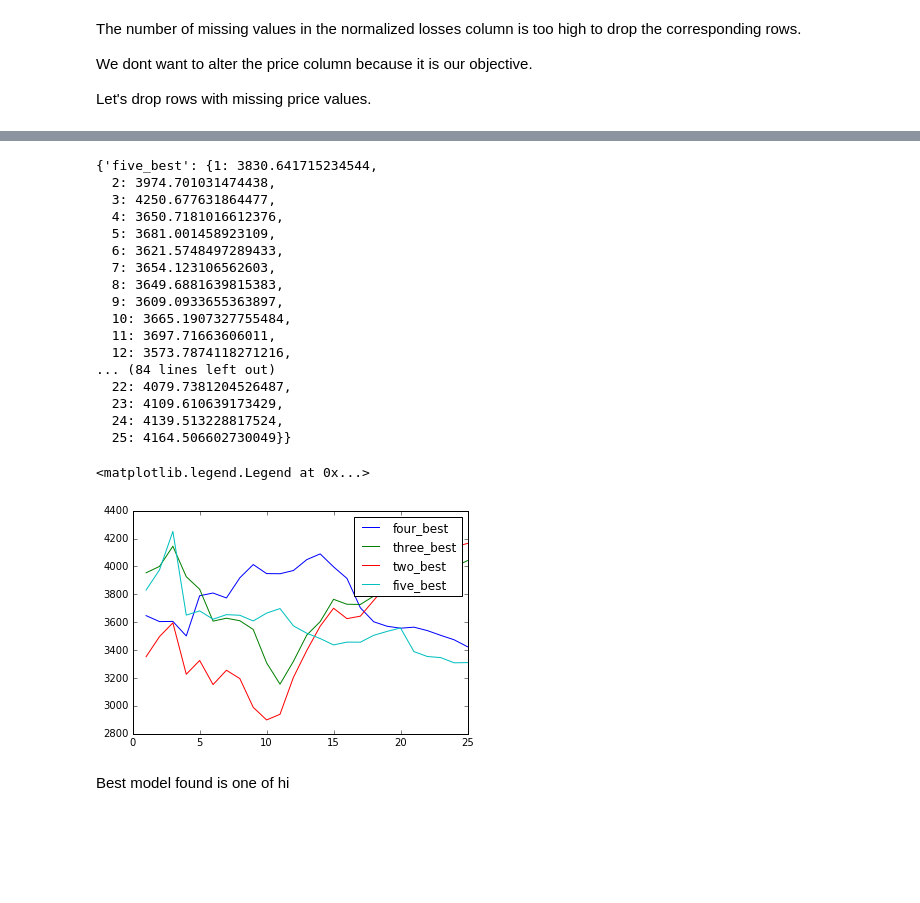
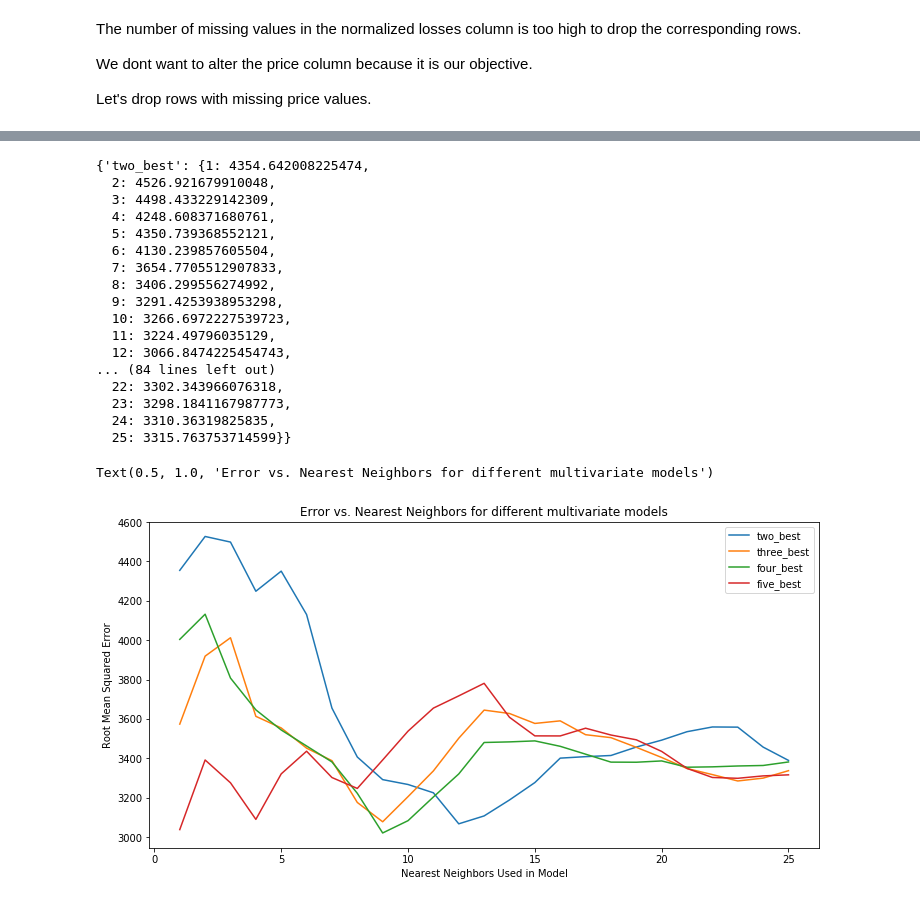
Before and after one commit to ljdcvda/Data-Science-Projects, a Jupyter notebook: car_prices/car_prices.ipynb, the cells around one changed output, grey strips where cells are left out. Drawn from its saved outputs; the diff is of its cells as text; code cells hidden in the pictures; blank space fills up the shorter version.

```diff
--- a/car_prices/car_prices.ipynb
+++ b/car_prices/car_prices.ipynb
@@ -29,6 +38,6 @@ col_names = ['symboling',
              'city_mpg',
              'highway_mpg',
              'price']
-cars = pd.read_table('imports-85.data', sep=',', header=None, names=col_names)
-print(cars.head())
+cars = pd.read_csv('imports-85.data', sep=',', header=None, names=col_names)
+cars.head()
 # %% [output]
@@ -78,4 +74,0 @@ Some columns can be removed since they are entirely non numeric and cannot be co
-# %%
-cols = ['normalized_losses', 'num_doors', 'num_cylinders', 'wheel_base', 'length', 'width', 'height', 'curb_weight', 'bore', 'stroke', 'compression_ratio', 'horsepower', 'peak_rpm', 'city_mpg', 'highway_mpg', 'price']
-cars = cars[cols]
-print(cars.info())
@@ -99,0 +80,11 @@ None
+# %%
+to_drop = ['drive_wheels',
+ 'engine_location',
+ 'engine_type',
+ 'make',
+ 'fuel_system',
+ 'aspiration',
+ 'body_style',
+ 'fuel_type',
+ 'symboling']
+cars = cars.drop(to_drop, axis=1)
@@ -429,10 +401,10 @@ def knn_train_test_multi(training_cols, target_col, df, k):
     prediction = knn.predict(testing_data[training_cols])
     return mean_squared_error(prediction, testing_data[target_col])**0.5
 
-best_models = {'two_best' : ['highway_mpg', 'horsepower'],
-               'three_best' : ['highway_mpg', 'horsepower', 'city_mpg'],
-              'four_best' : ['highway_mpg', 'horsepower', 'city_mpg', 'num_cylinders'],
-              'five_best' : ['highway_mpg', 'horsepower', 'city_mpg', 'num_cylinders', 'curb_weight']}
+best_models = {'two_best' : ['engine_size', 'highway_mpg'],
+            'three_best' : ['engine_size', 'highway_mpg', 'horsepower'],
+              'four_best' : ['engine_size', 'highway_mpg', 'horsepower', 'city_mpg'],
+              'five_best' : ['engine_size', 'highway_mpg', 'horsepower', 'city_mpg', 'num_cylinders']}
 
 rmses = {}
 for models, cols in best_models.items():
@@ -443,34 +415,36 @@ for models, cols in best_models.items():
 
 rmses
 # %% [output]
-{'five_best': {1: 3830.641715234544,
-  2: 3974.701031474438,
-  3: 4250.677631864477,
-  4: 3650.7181016612376,
-  5: 3681.001458923109,
-  6: 3621.5748497289433,
-  7: 3654.123106562603,
-  8: 3649.6881639815383,
-  9: 3609.0933655363897,
-  10: 3665.1907327755484,
-  11: 3697.71663606011,
-  12: 3573.7874118271216,
+{'two_best': {1: 4354.642008225474,
+  2: 4526.921679910048,
+  3: 4498.433229142309,
+  4: 4248.608371680761,
+  5: 4350.739368552121,
+  6: 4130.239857605504,
+  7: 3654.7705512907833,
+  8: 3406.299556274992,
+  9: 3291.4253938953298,
+  10: 3266.6972227539723,
+  11: 3224.49796035129,
+  12: 3066.8474225454743,
 ... (84 lines left out)
-  22: 4079.7381204526487,
-  23: 4109.610639173429,
-  24: 4139.513228817524,
-  25: 4164.506602730049}}
+  22: 3302.343966076318,
+  23: 3298.1841167987773,
+  24: 3310.36319825835,
+  25: 3315.763753714599}}
 # %%
+plt.figure(figsize=(12,6))
 for key,sub_dict in rmses.items():
     x = list(sub_dict.keys())
     y = list(sub_dict.values())
     xy = list(sorted(zip(x,y)))
     x = [e[0] for e in xy]
     y = [e[1] for e in xy]
     plt.plot(x,y, label=key)
 plt.legend()
+plt.ylabel('Root Mean Squared Error')
+plt.xlabel('Nearest Neighbors Used in Model')
+plt.title('Error vs. Nearest Neighbors for different multivariate models')
 # %% [output]
-<matplotlib.legend.Legend at 0x...>
+Text(0.5, 1.0, 'Error vs. Nearest Neighbors for different multivariate models')
-[figure, old version]
+[figure, new version]
-# %% [markdown]
-Best model found is one of hi
```
Also changed, not shown: parts of 37 cells of this notebook, 5 other files.
